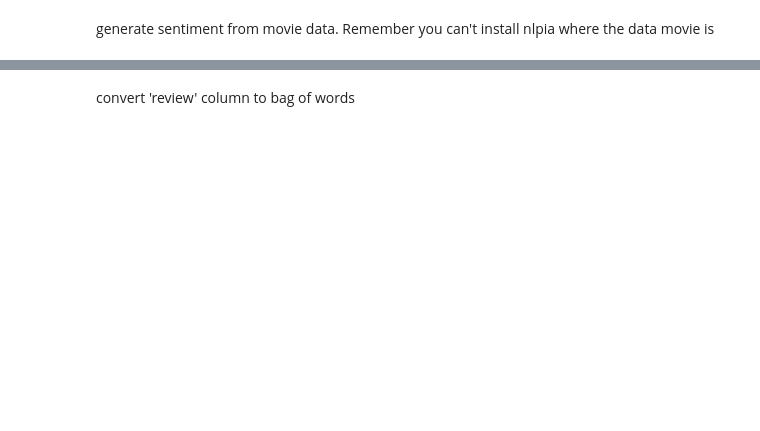
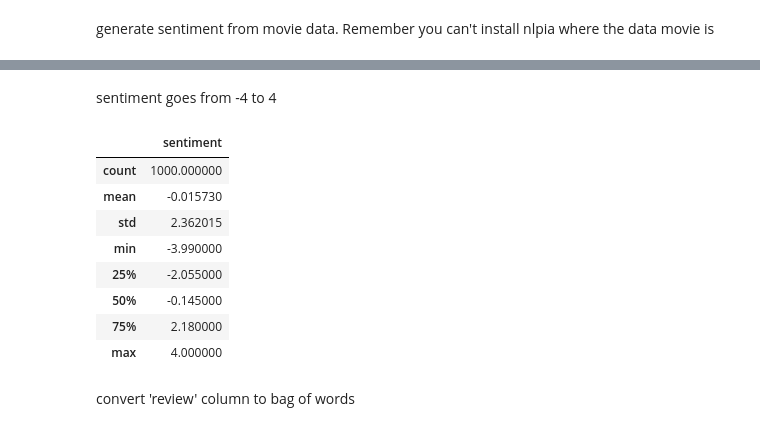
Before and after one commit to ccalobeto/nlp2, a Jupyter notebook: _notebooks/2021-02-13-nlp-in-action-i.ipynb, the cells around one changed output, grey strips where cells are left out. Saved outputs shown, nothing was run; the diff lists cells and outputs as text; code cells hidden in the pictures; blank space fills up the shorter version.

```diff
--- a/_notebooks/2021-02-13-nlp-in-action-i.ipynb
+++ b/_notebooks/2021-02-13-nlp-in-action-i.ipynb
@@ -438,3 +440,17 @@ movies = movies.sample(n=1000).reset_index(drop=True)
+# %% [markdown]
+sentiment goes from -4 to 4
+# %%
+movies.describe()
+# %% [output]
+|  | sentiment |
+| count | 1000.000000 |
+| mean | -0.015730 |
+| std | 2.362015 |
+| min | -3.990000 |
+| 25% | -2.055000 |
+| 50% | -0.145000 |
+| 75% | 2.180000 |
+| max | 4.000000 |
 # %% [markdown]
 convert 'review' column to bag of words
 # %%
```
Also changed, not shown: parts of 51 cells of this notebook.
